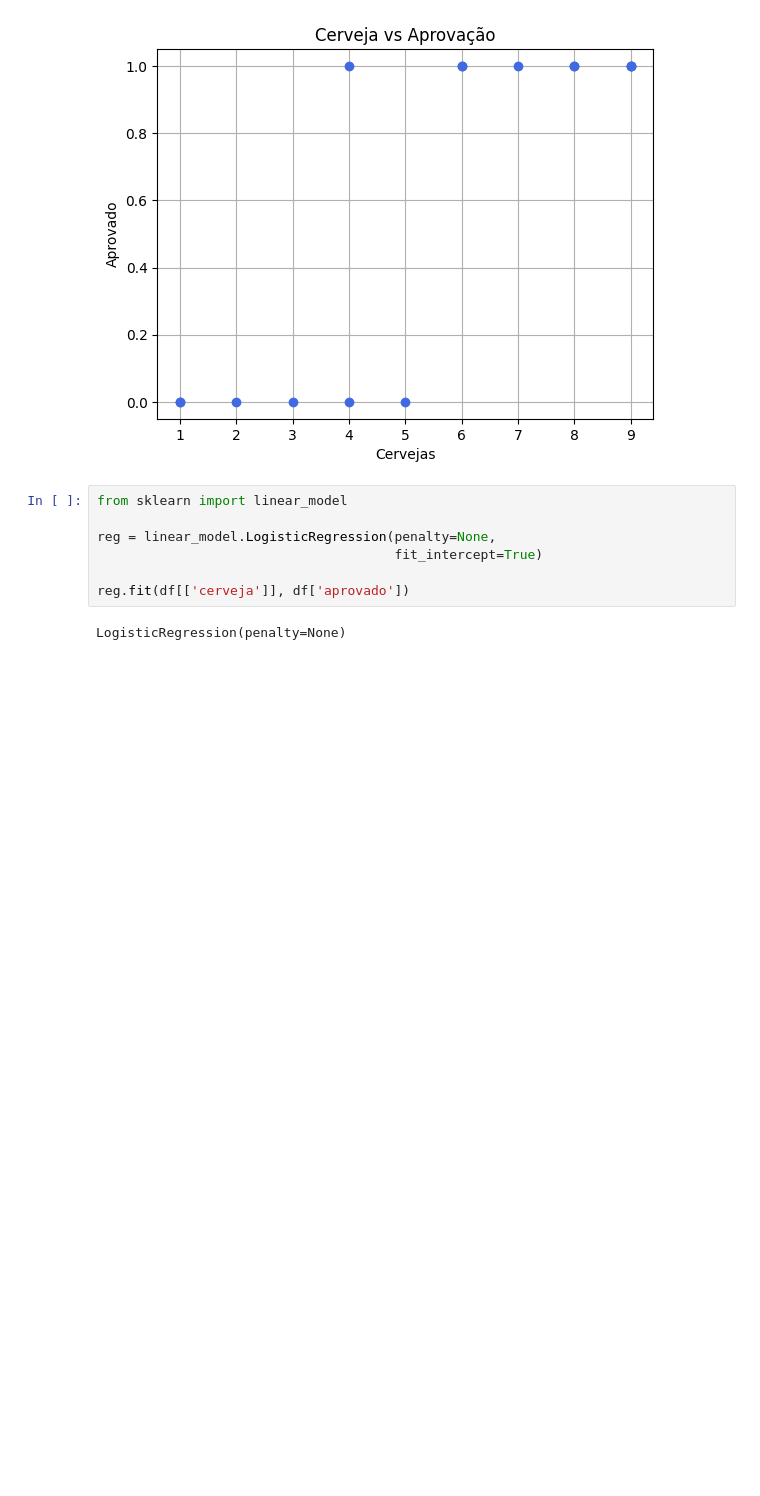
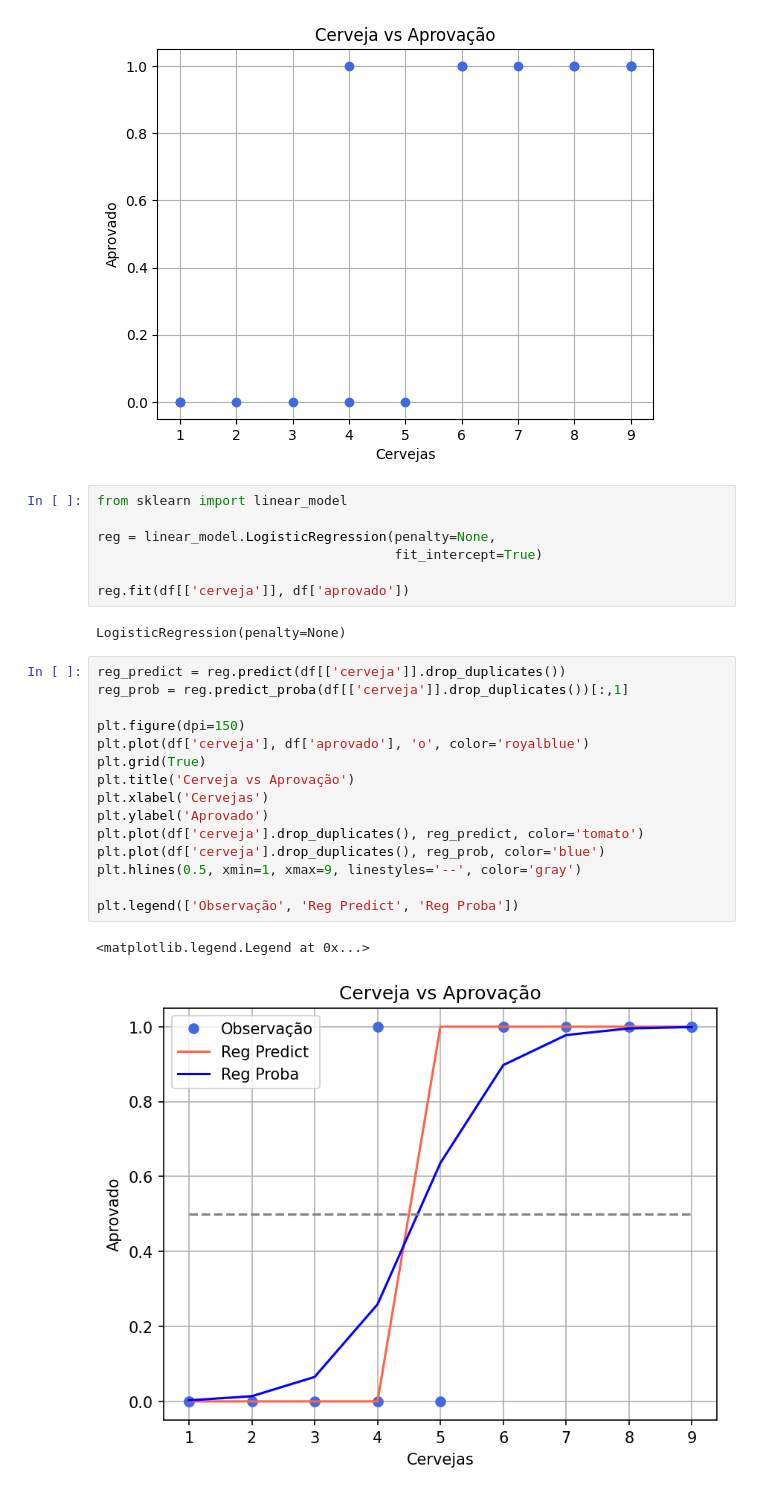
Before and after one commit to renancasalle/ml-4-poneis, a Jupyter notebook: classificacao.ipynb, the cells around one changed output. Cells and saved outputs as stored; diff of their text form; blank space fills up the shorter version.

```diff
--- a/classificacao.ipynb
+++ b/classificacao.ipynb
@@ -62,3 +62,21 @@ reg = linear_model.LogisticRegression(penalty=None,
 reg.fit(df[['cerveja']], df['aprovado'])
 # %% [output]
 LogisticRegression(penalty=None)
+# %%
+reg_predict = reg.predict(df[['cerveja']].drop_duplicates())
+reg_prob = reg.predict_proba(df[['cerveja']].drop_duplicates())[:,1]
+
+plt.figure(dpi=150)
+plt.plot(df['cerveja'], df['aprovado'], 'o', color='royalblue')
+plt.grid(True)
+plt.title('Cerveja vs Aprovação')
+plt.xlabel('Cervejas')
+plt.ylabel('Aprovado')
+plt.plot(df['cerveja'].drop_duplicates(), reg_predict, color='tomato')
+plt.plot(df['cerveja'].drop_duplicates(), reg_prob, color='blue')
+plt.hlines(0.5, xmin=1, xmax=9, linestyles='--', color='gray')
+
+plt.legend(['Observação', 'Reg Predict', 'Reg Proba'])
+# %% [output]
+<matplotlib.legend.Legend at 0x...>
+[figure, added]
```
